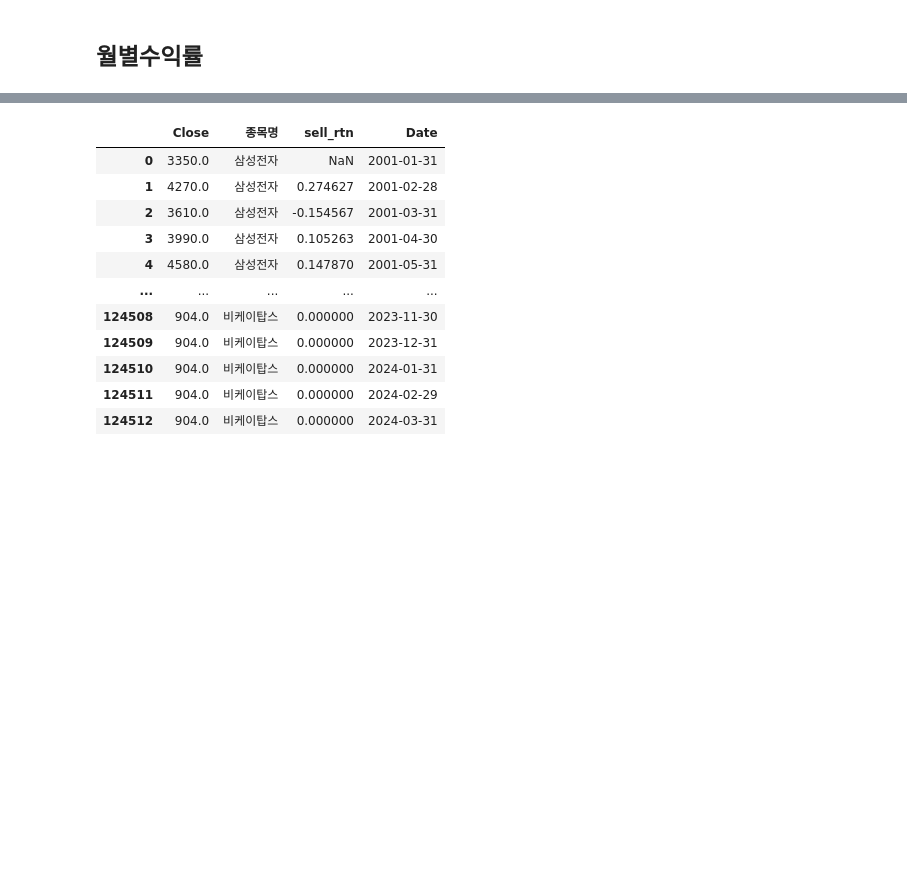
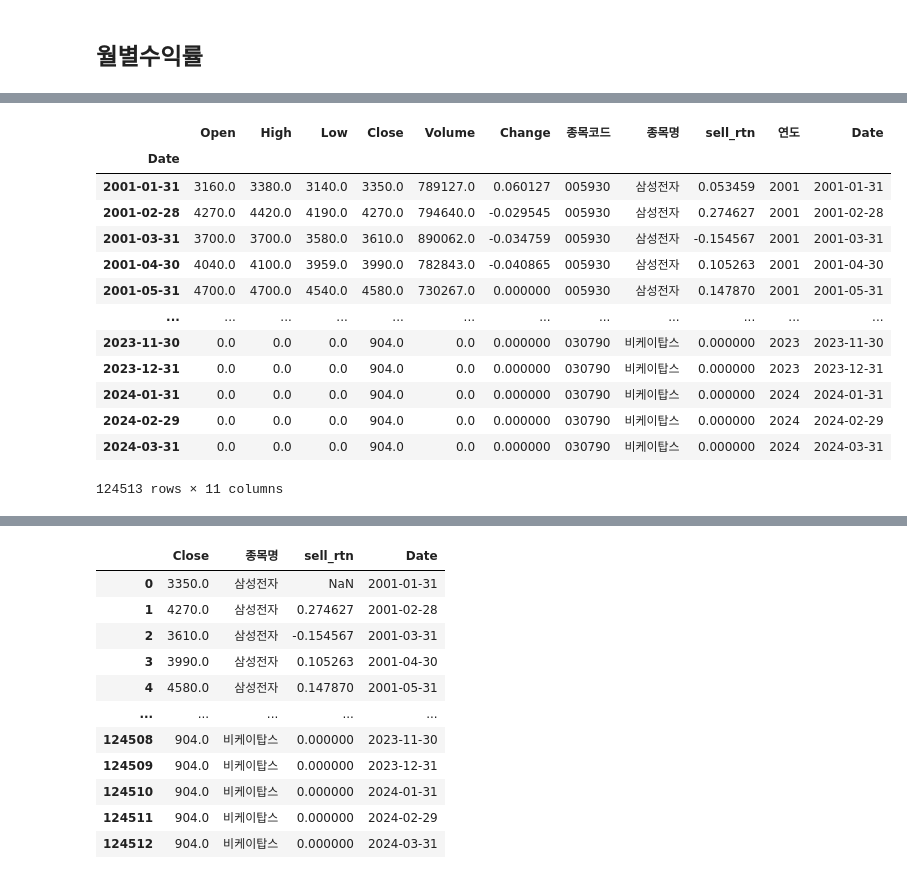
Before and after one commit to minxzzy/hackathon, a Jupyter notebook: 수익률.ipynb, the cells around one changed output, grey strips where cells are left out. Cells and saved outputs as stored; diff of their text form; code cells hidden in the pictures; blank space fills up the shorter version.

```diff
--- a/수익률.ipynb
+++ b/수익률.ipynb
@@ -415,0 +433,3 @@ end_data
+# %%
+end_data['연도'] = end_data.index.year
+end_data
@@ -415,0 +451,3 @@ end_data
+# %%
+end_data.drop(end_data[end_data['연도'] == 2000].index, inplace=True)
+end_data
@@ -415,0 +469,18 @@ end_data
+# %%
+end_data['Date'] = end_data.index
+end_data
+# %% [output]
+|  | Open | High | Low | Close | Volume | Change | 종목코드 | 종목명 | sell_rtn | 연도 | Date |
+| Date |  |  |  |  |  |  |  |  |  |  |  |
+| 2001-01-31 | 3160.0 | 3380.0 | 3140.0 | 3350.0 | 789127.0 | 0.060127 | 005930 | 삼성전자 | 0.053459 | 2001 | 2001-01-31 |
+| 2001-02-28 | 4270.0 | 4420.0 | 4190.0 | 4270.0 | 794640.0 | -0.029545 | 005930 | 삼성전자 | 0.274627 | 2001 | 2001-02-28 |
+| 2001-03-31 | 3700.0 | 3700.0 | 3580.0 | 3610.0 | 890062.0 | -0.034759 | 005930 | 삼성전자 | -0.154567 | 2001 | 2001-03-31 |
+| 2001-04-30 | 4040.0 | 4100.0 | 3959.0 | 3990.0 | 782843.0 | -0.040865 | 005930 | 삼성전자 | 0.105263 | 2001 | 2001-04-30 |
+| 2001-05-31 | 4700.0 | 4700.0 | 4540.0 | 4580.0 | 730267.0 | 0.000000 | 005930 | 삼성전자 | 0.147870 | 2001 | 2001-05-31 |
+| ... | ... | ... | ... | ... | ... | ... | ... | ... | ... | ... | ... |
+| 2023-11-30 | 0.0 | 0.0 | 0.0 | 904.0 | 0.0 | 0.000000 | 030790 | 비케이탑스 | 0.000000 | 2023 | 2023-11-30 |
+| 2023-12-31 | 0.0 | 0.0 | 0.0 | 904.0 | 0.0 | 0.000000 | 030790 | 비케이탑스 | 0.000000 | 2023 | 2023-12-31 |
+| 2024-01-31 | 0.0 | 0.0 | 0.0 | 904.0 | 0.0 | 0.000000 | 030790 | 비케이탑스 | 0.000000 | 2024 | 2024-01-31 |
+| 2024-02-29 | 0.0 | 0.0 | 0.0 | 904.0 | 0.0 | 0.000000 | 030790 | 비케이탑스 | 0.000000 | 2024 | 2024-02-29 |
+| 2024-03-31 | 0.0 | 0.0 | 0.0 | 904.0 | 0.0 | 0.000000 | 030790 | 비케이탑스 | 0.000000 | 2024 | 2024-03-31 |
+124513 rows × 11 columns
```
Also changed, not shown: parts of 12 cells of this notebook, 7 other files.
